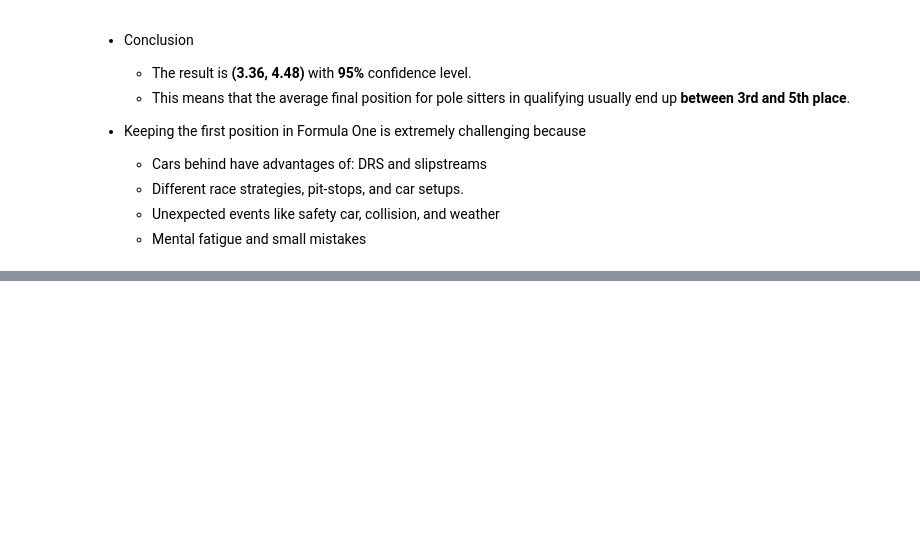
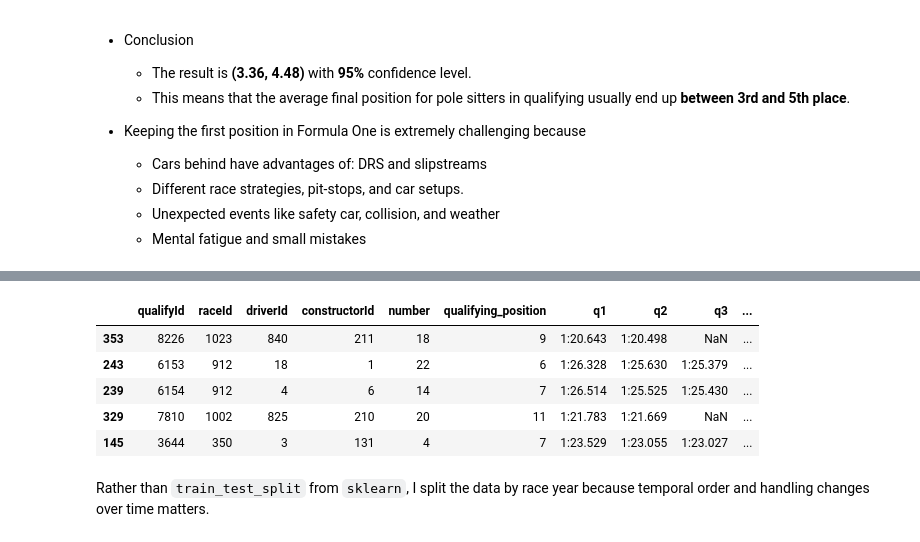
Before and after one commit to otola03/Kaggle_Studies, a Jupyter notebook: f1_analysis/f1_data_stat_project.ipynb, the cells around one changed output, grey strips where cells are left out. Saved outputs shown, nothing was run; the diff lists cells and outputs as text; code cells hidden in the pictures; blank space fills up the shorter version.

```diff
--- a/f1_analysis/f1_data_stat_project.ipynb
+++ b/f1_analysis/f1_data_stat_project.ipynb
@@ -687,0 +756,18 @@ norm.interval(confidence=0.95, loc=mean, scale=se)
+# %%
+# create new features
+df['prev_qualifying_pos'] = df.groupby('driverId')['qualifying_position'].shift(1)
+df['prev_race_stand'] = df.groupby('driverId')['driver_standings_position'].shift(1)
+
+df['avg_qualifying_pos'] = df.groupby('driverId')['qualifying_position'].transform(lambda x: x.shift(1).expanding().mean())
+df['avg_race_stand'] = df.groupby('driverId')['driver_standings_position'].transform(lambda x: x.shift(1).expanding().mean())
+# %%
+df.sample(n=5)
+# %% [output]
+|  | qualifyId | raceId | driverId | constructorId | number | qualifying_position | q1 | q2 | q3 | ... |
+| 353 | 8226 | 1023 | 840 | 211 | 18 | 9 | 1:20.643 | 1:20.498 | NaN | ... |
+| 243 | 6153 | 912 | 18 | 1 | 22 | 6 | 1:26.328 | 1:25.630 | 1:25.379 | ... |
+| 239 | 6154 | 912 | 4 | 6 | 14 | 7 | 1:26.514 | 1:25.525 | 1:25.430 | ... |
+| 329 | 7810 | 1002 | 825 | 210 | 20 | 11 | 1:21.783 | 1:21.669 | NaN | ... |
+| 145 | 3644 | 350 | 3 | 131 | 4 | 7 | 1:23.529 | 1:23.055 | 1:23.027 | ... |
+# %% [markdown]
+Rather than `train_test_split` from `sklearn`, I split the data by race year because temporal order and handling changes over time matters.
```
Also changed, not shown: parts of 15 cells of this notebook, 2 other files.
